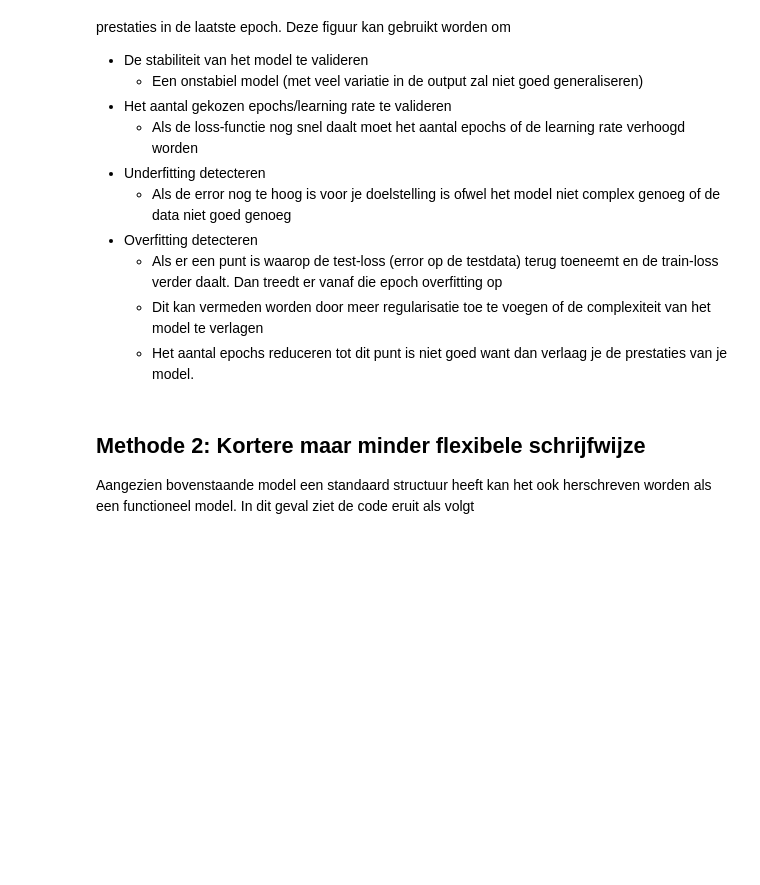
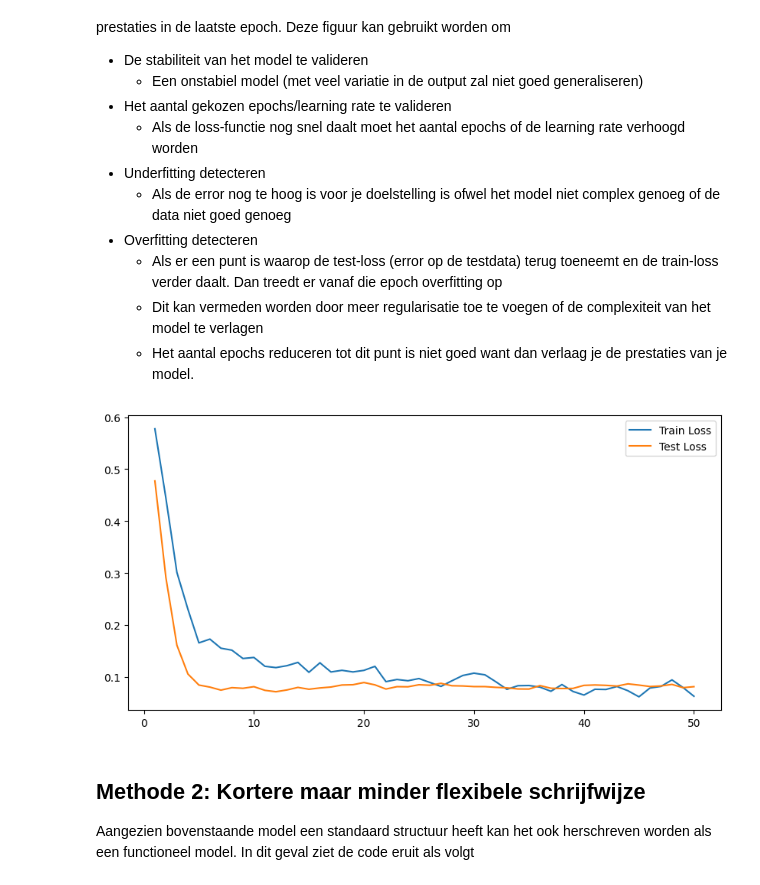
Before and after one commit to OdiseeMachineLearning2526/Leerstof-groep-1, a Jupyter notebook: Week_01/04_Eerste_NN.ipynb, the cells around one changed output. Saved outputs shown, nothing was run; the diff lists cells and outputs as text; code cells hidden in the pictures; blank space fills up the shorter version.

```diff
--- a/Week_01/04_Eerste_NN.ipynb
+++ b/Week_01/04_Eerste_NN.ipynb
@@ -81,6 +124,36 @@ Hiervoor moet er per epoch het volgende uitgevoerd worden:
 * Zet het model in een evaluatie modus
 * Bereken de totale loss op de test-date
     *  Dit wordt gebruikt om de prestaties van het model op te volgen en kan gebruikt worden om het trainen eerder te stoppen indien er overfitting gedetecteerd wordt.
+# %%
+train_losses = []
+test_losses = []
+
+optimizer = optim.Adam(model.parameters(), lr = learning_rate)
+criterion = nn.CrossEntropyLoss() # de loss functie
+
+for epoch in range(epochs): # stuur de data een aantal keer door het netwerk
+    model.train() # trainingsmodus = afgeleiden worden berekend
+
+    running_loss = 0.0
+    for inputs, labels in train_loader:
+        optimizer.zero_grad()
+        predictions = model(inputs) # maak de voorspellingen
+        loss = criterion(predictions, labels) #bereken je loss
+        loss.backward() # optimaliseer de gewichten
+        optimizer.step()
+
+        running_loss += loss.item()
+
+    train_losses.append(running_loss/len(train_loader))
+
+    model.eval() # hier worden geen afgeleiden berekend worden
+    test_loss=0.0
+    with torch.no_grad():
+        for inputs, labels in test_loader:
+            predictions = model(inputs)
+            loss = criterion(predictions, labels)
+            test_loss += loss.item()
+    test_losses.append(test_loss/len(test_loader))
 # %% [markdown]
 De resultaten van het trainingsproces kunnen geplot worden met onderstaande code
 De x-as stelt de prestaties van het model voor doorheen het trainingsproces.
@@ -96,6 +169,14 @@ Deze figuur kan gebruikt worden om
     * Als er een punt is waarop de test-loss (error op de testdata) terug toeneemt en de train-loss verder daalt. Dan treedt er vanaf die epoch overfitting op
     * Dit kan vermeden worden door meer regularisatie toe te voegen of de complexiteit van het model te verlagen
     * Het aantal epochs reduceren tot dit punt is niet goed want dan verlaag je de prestaties van je model.
+# %%
+plt.figure(figsize=(10,5))
+plt.plot(range(1, epochs+1), train_losses, label='Train Loss')
+plt.plot(range(1, epochs+1), test_losses, label='Test Loss')
+plt.legend()
+plt.show()
+# %% [output]
+[figure, added]
 # %% [markdown]
 ## Methode 2: Kortere maar minder flexibele schrijfwijze
 
```
Also changed, not shown: parts of 2 cells of this notebook, 1 other file.
